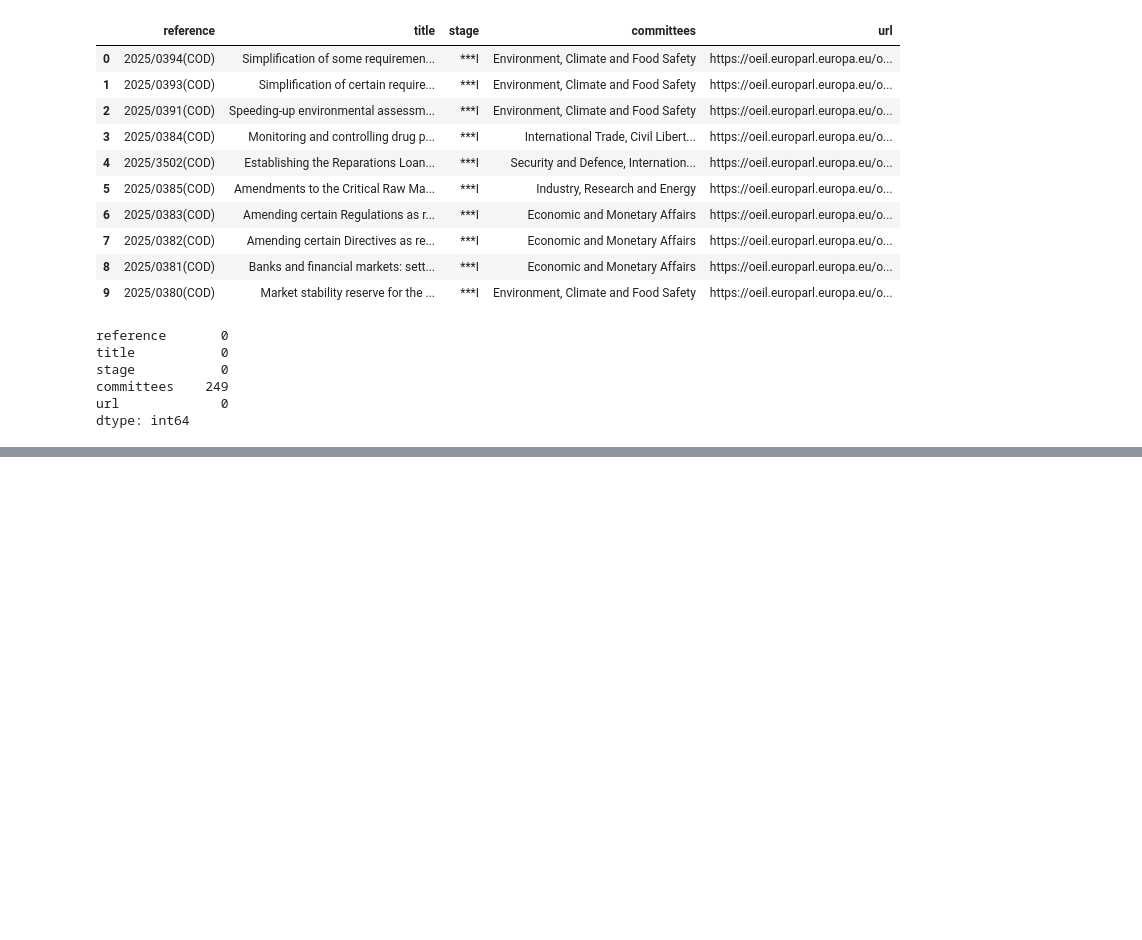
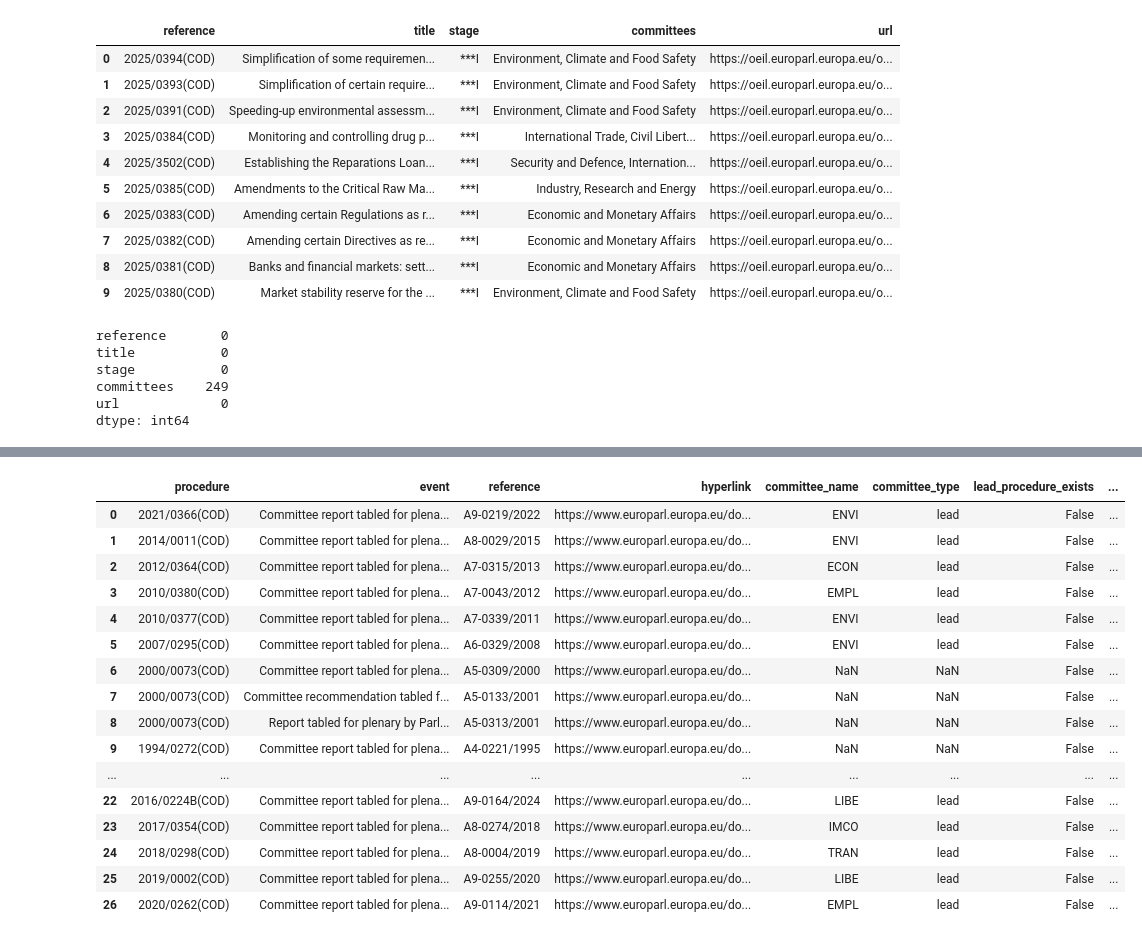
Before and after one commit to Palit2308/eu_legislation, a Jupyter notebook: scrapper/scrape_oeil_landing_page.ipynb, the cells around one changed output, grey strips where cells are left out. Cells and saved outputs as stored; diff of their text form; code cells hidden in the pictures; blank space fills up the shorter version.

```diff
--- a/scrapper/scrape_oeil_landing_page.ipynb
+++ b/scrapper/scrape_oeil_landing_page.ipynb
@@ -1517,0 +3319,22 @@ df.shape
+# %%
+df_info1 = df_info.drop_duplicates(subset=['reference']).reset_index(drop=True)
+
+df_info1
+# %% [output]
+|  | procedure | event | reference | hyperlink | committee_name | committee_type | lead_procedure_exists | ... |
+| 0 | 2021/0366(COD) | Committee report tabled for plena... | A9-0219/2022 | https://www.europarl.europa.eu/do... | ENVI | lead | False | ... |
+| 1 | 2014/0011(COD) | Committee report tabled for plena... | A8-0029/2015 | https://www.europarl.europa.eu/do... | ENVI | lead | False | ... |
+| 2 | 2012/0364(COD) | Committee report tabled for plena... | A7-0315/2013 | https://www.europarl.europa.eu/do... | ECON | lead | False | ... |
+| 3 | 2010/0380(COD) | Committee report tabled for plena... | A7-0043/2012 | https://www.europarl.europa.eu/do... | EMPL | lead | False | ... |
+| 4 | 2010/0377(COD) | Committee report tabled for plena... | A7-0339/2011 | https://www.europarl.europa.eu/do... | ENVI | lead | False | ... |
+| 5 | 2007/0295(COD) | Committee report tabled for plena... | A6-0329/2008 | https://www.europarl.europa.eu/do... | ENVI | lead | False | ... |
+| 6 | 2000/0073(COD) | Committee report tabled for plena... | A5-0309/2000 | https://www.europarl.europa.eu/do... | NaN | NaN | False | ... |
+| 7 | 2000/0073(COD) | Committee recommendation tabled f... | A5-0133/2001 | https://www.europarl.europa.eu/do... | NaN | NaN | False | ... |
+| 8 | 2000/0073(COD) | Report tabled for plenary by Parl... | A5-0313/2001 | https://www.europarl.europa.eu/do... | NaN | NaN | False | ... |
+| 9 | 1994/0272(COD) | Committee report tabled for plena... | A4-0221/1995 | https://www.europarl.europa.eu/do... | NaN | NaN | False | ... |
+| ... | ... | ... | ... | ... | ... | ... | ... | ... |
+| 22 | 2016/0224B(COD) | Committee report tabled for plena... | A9-0164/2024 | https://www.europarl.europa.eu/do... | LIBE | lead | False | ... |
+| 23 | 2017/0354(COD) | Committee report tabled for plena... | A8-0274/2018 | https://www.europarl.europa.eu/do... | IMCO | lead | False | ... |
+| 24 | 2018/0298(COD) | Committee report tabled for plena... | A8-0004/2019 | https://www.europarl.europa.eu/do... | TRAN | lead | False | ... |
+| 25 | 2019/0002(COD) | Committee report tabled for plena... | A9-0255/2020 | https://www.europarl.europa.eu/do... | LIBE | lead | False | ... |
+| 26 | 2020/0262(COD) | Committee report tabled for plena... | A9-0114/2021 | https://www.europarl.europa.eu/do... | EMPL | lead | False | ... |
```
Also changed, not shown: parts of 31 cells of this notebook, 3 other files.
